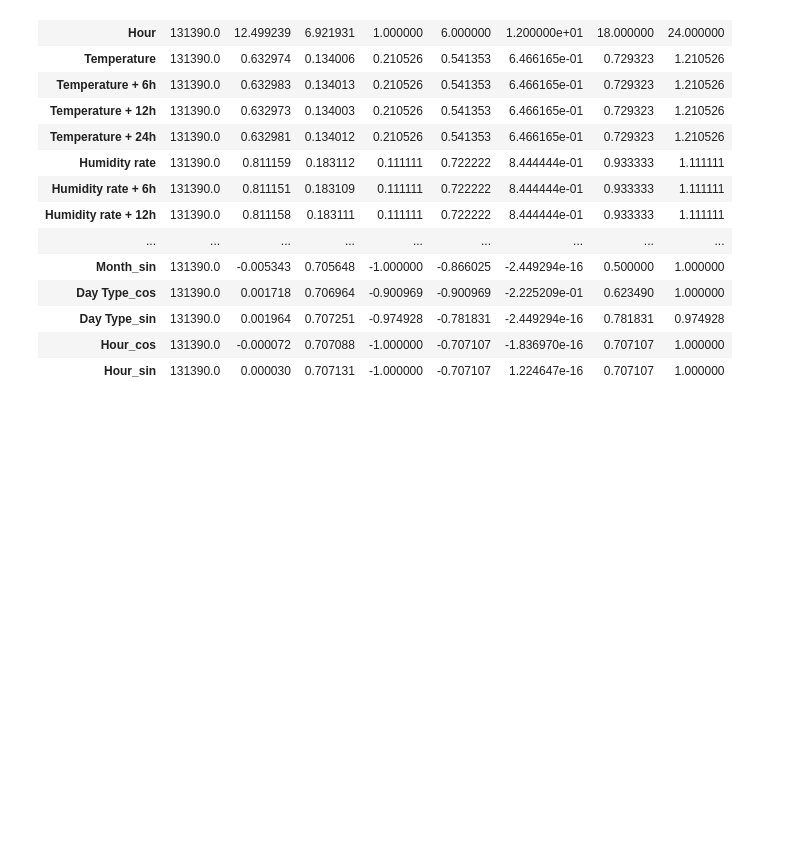
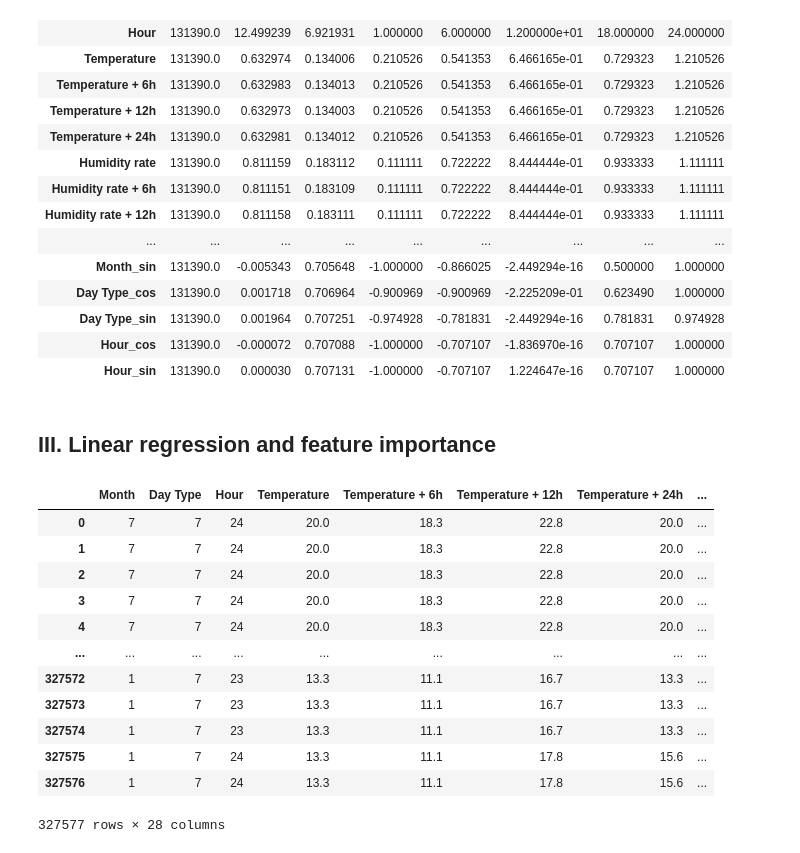
Before and after one commit to ThomasCosyn/ReinforcmentLearning, a Jupyter notebook: exploration.ipynb, the cells around one changed output. Drawn from its saved outputs; the diff is of its cells as text; code cells hidden in the pictures; blank space fills up the shorter version.

```diff
--- a/exploration.ipynb
+++ b/exploration.ipynb
@@ -119,3 +128,21 @@ df_enc.describe().transpose()
 | Day Type_sin | 131390.0 | 0.001964 | 0.707251 | -0.974928 | -0.781831 | -2.449294e-16 | 0.781831 | 0.974928 |
 | Hour_cos | 131390.0 | -0.000072 | 0.707088 | -1.000000 | -0.707107 | -1.836970e-16 | 0.707107 | 1.000000 |
 | Hour_sin | 131390.0 | 0.000030 | 0.707131 | -1.000000 | -0.707107 | 1.224647e-16 | 0.707107 | 1.000000 |
+# %% [markdown]
+## III. Linear regression and feature importance
+# %%
+df
+# %% [output]
+|  | Month | Day Type | Hour | Temperature | Temperature + 6h | Temperature + 12h | Temperature + 24h | ... |
+| 0 | 7 | 7 | 24 | 20.0 | 18.3 | 22.8 | 20.0 | ... |
+| 1 | 7 | 7 | 24 | 20.0 | 18.3 | 22.8 | 20.0 | ... |
+| 2 | 7 | 7 | 24 | 20.0 | 18.3 | 22.8 | 20.0 | ... |
+| 3 | 7 | 7 | 24 | 20.0 | 18.3 | 22.8 | 20.0 | ... |
+| 4 | 7 | 7 | 24 | 20.0 | 18.3 | 22.8 | 20.0 | ... |
+| ... | ... | ... | ... | ... | ... | ... | ... | ... |
+| 327572 | 1 | 7 | 23 | 13.3 | 11.1 | 16.7 | 13.3 | ... |
+| 327573 | 1 | 7 | 23 | 13.3 | 11.1 | 16.7 | 13.3 | ... |
+| 327574 | 1 | 7 | 23 | 13.3 | 11.1 | 16.7 | 13.3 | ... |
+| 327575 | 1 | 7 | 24 | 13.3 | 11.1 | 17.8 | 15.6 | ... |
+| 327576 | 1 | 7 | 24 | 13.3 | 11.1 | 17.8 | 15.6 | ... |
+327577 rows × 28 columns
```
Also changed, not shown: parts of 12 cells of this notebook, 5 other files.
